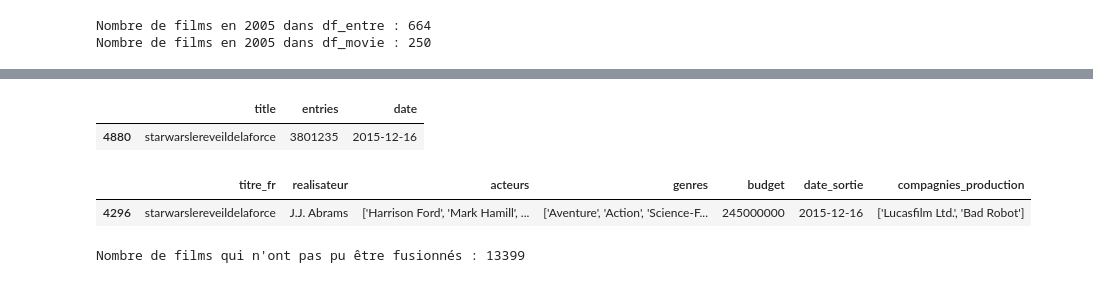
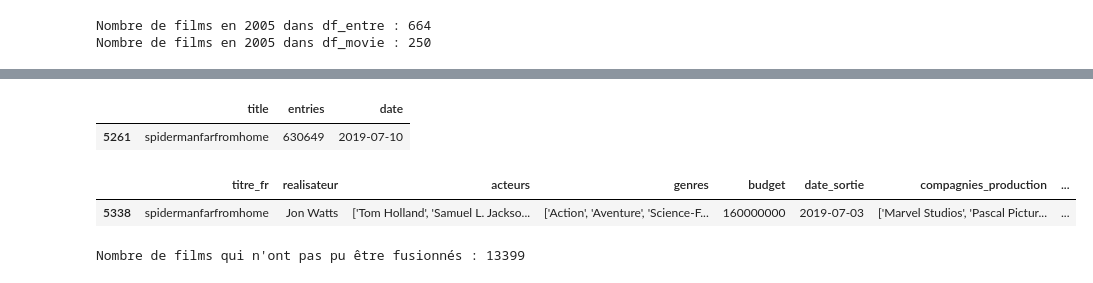
Before and after one commit to DonzerHD/Predictif_des_Entrees_de_Films, a Jupyter notebook: notebooks/Nettoyage_et_Fusion_Films.ipynb, the cells around one changed output, grey strips where cells are left out. Saved outputs shown, nothing was run; the diff lists cells and outputs as text; code cells hidden in the pictures.

```diff
--- a/notebooks/Nettoyage_et_Fusion_Films.ipynb
+++ b/notebooks/Nettoyage_et_Fusion_Films.ipynb
@@ -27,3 +35,7 @@ df_movie
+# %%
+df_movie
+# Créer une nouvelle colonne 'titre_non_modifie' qui est une copie de la colonne 'titre'
+df_movie['titre_non_modifie'] = df_movie['titre_fr']
 # %%
 # Convertir les colonnes de date en datetime
 df_entre['date'] = pd.to_datetime(df_entre['date'])
@@ -75,15 +87,15 @@ df_movie['titre_fr'] = df_movie['titre_fr'].str.replace("-", '')
 df_entre['title'] = df_entre['title'].str.replace(" ", '')
 df_movie['titre_fr'] = df_movie['titre_fr'].str.replace(" ", '')
 # %%
-df_entre[df_entre['title'] == 'starwarslereveildelaforce']
+df_entre[df_entre['title'] == 'spidermanfarfromhome']
 # %% [output]
 |  | title | entries | date |
-| 4880 | starwarslereveildelaforce | 3801235 | 2015-12-16 |
+| 5261 | spidermanfarfromhome | 630649 | 2019-07-10 |
 # %%
-df_movie[df_movie['titre_fr'] == 'starwarslereveildelaforce']
+df_movie[df_movie['titre_fr'] == 'spidermanfarfromhome']
 # %% [output]
-|  | titre_fr | realisateur | acteurs | genres | budget | date_sortie | compagnies_production |
-| 4296 | starwarslereveildelaforce | J.J. Abrams | ['Harrison Ford', 'Mark Hamill', ... | ['Aventure', 'Action', 'Science-F... | 245000000 | 2015-12-16 | ['Lucasfilm Ltd.', 'Bad Robot'] |
+|  | titre_fr | realisateur | acteurs | genres | budget | date_sortie | compagnies_production | ... |
+| 5338 | spidermanfarfromhome | Jon Watts | ['Tom Holland', 'Samuel L. Jackso... | ['Action', 'Aventure', 'Science-F... | 160000000 | 2019-07-03 | ['Marvel Studios', 'Pascal Pictur... | ... |
 # %%
 # Renommer les colonnes de df2 pour correspondre à celles de df1
 df2 = df_movie.rename(columns={'titre_fr': 'title', 'date_sortie': 'date'})
```
Also changed, not shown: parts of 19 cells of this notebook, 1 other file.
